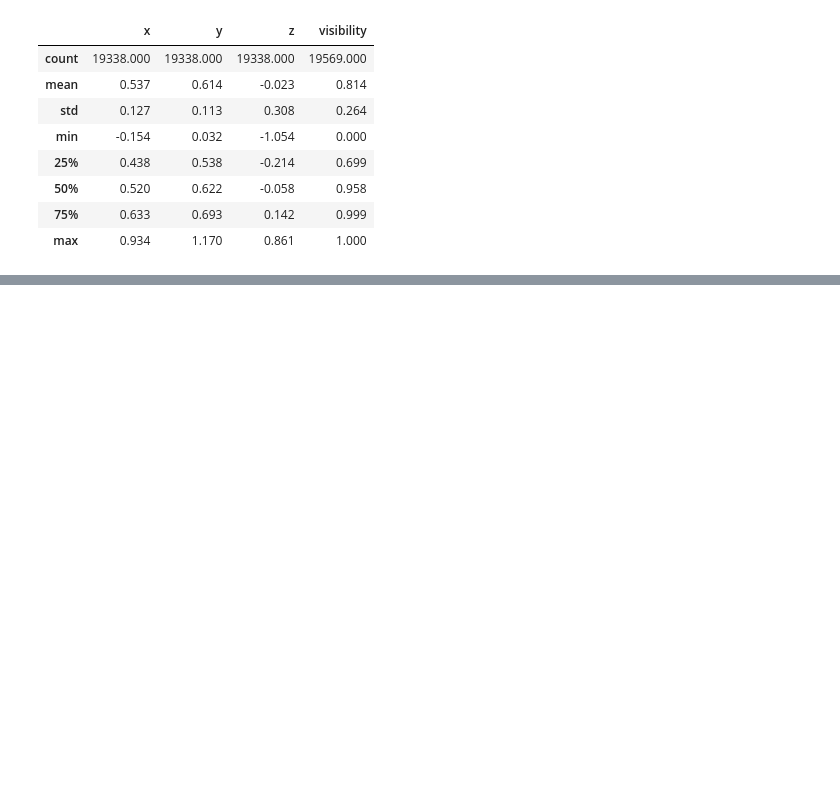
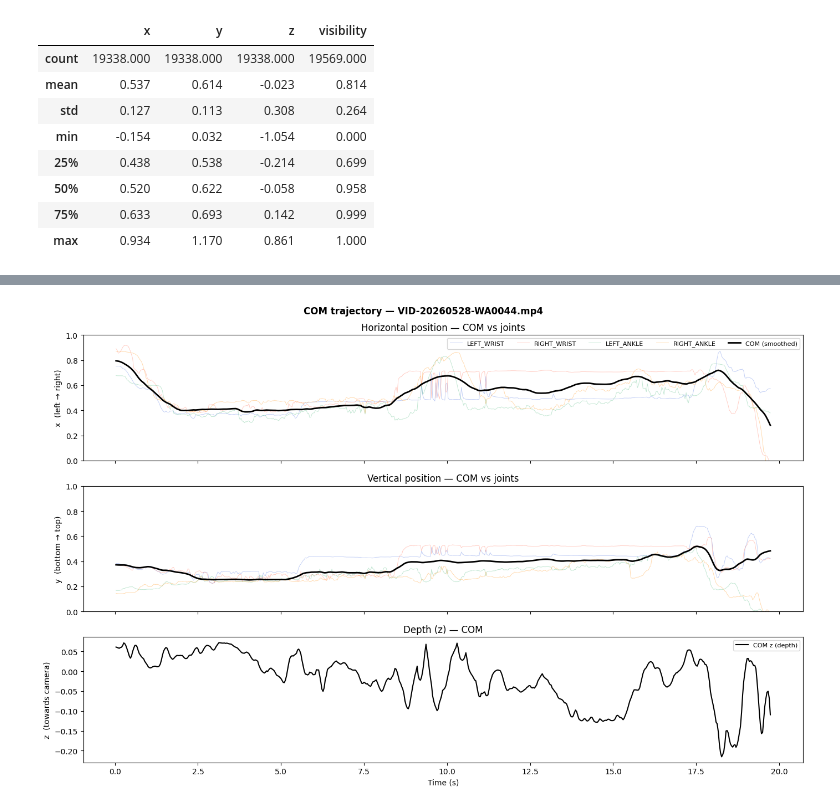
Before and after one commit to GalKepler/kinema, a Jupyter notebook: notebooks/01_pipeline_demo.ipynb, the cells around one changed output, grey strips where cells are left out. Drawn from its saved outputs; the diff is of its cells as text; code cells hidden in the pictures; blank space fills up the shorter version.

```diff
--- a/notebooks/01_pipeline_demo.ipynb
+++ b/notebooks/01_pipeline_demo.ipynb
@@ -385,0 +430,7 @@ Numeric summary:
+# %%
+%%time
+com_df = compute_com(kp, fps=meta.fps)
+print(f'COM DataFrame shape: {com_df.shape}')
+print(com_df.dtypes.to_string())
+print()
+com_df.head(8)
@@ -385,0 +456,40 @@ Numeric summary:
+# %%
+# COM trajectory vs individual joints
+t_com = com_df['timestamp_ms'] / 1000.0
+
+fig, axes = plt.subplots(3, 1, figsize=(14, 9), sharex=True)
+
+# --- x ---
+ax = axes[0]
+for joint, color in zip(TRACKED_JOINTS[:4], COLORS[:4]):
+    jdf = kp_detected[kp_detected['landmark_name'] == joint]
+    ax.plot(jdf['t'], jdf['x'], color=color, linewidth=0.6, alpha=0.35, label=joint)
+ax.plot(t_com, com_df['com_x'], color='black', linewidth=2.0, label='COM (smoothed)', zorder=5)
+ax.set_ylabel('x  (left → right)')
+ax.set_ylim(0, 1)
+ax.legend(ncol=5, fontsize=8, loc='upper right')
+ax.set_title('Horizontal position — COM vs joints')
+
+# --- y (flipped: 0 = bottom of frame) ---
+ax = axes[1]
+for joint, color in zip(TRACKED_JOINTS[:4], COLORS[:4]):
+    jdf = kp_detected[kp_detected['landmark_name'] == joint]
+    ax.plot(jdf['t'], 1 - jdf['y'], color=color, linewidth=0.6, alpha=0.35)
+ax.plot(t_com, 1 - com_df['com_y'], color='black', linewidth=2.0, zorder=5)
+ax.set_ylabel('y  (bottom → top)')
+ax.set_ylim(0, 1)
+ax.set_title('Vertical position — COM vs joints')
+
+# --- z (depth, relative) ---
+ax = axes[2]
+ax.plot(t_com, com_df['com_z'], color='black', linewidth=1.5, label='COM z (depth)')
+ax.set_ylabel('z  (towards camera)')
+ax.set_xlabel('Time (s)')
+ax.set_title('Depth (z) — COM')
+ax.legend(fontsize=8)
+
+plt.suptitle(f'COM trajectory — {VIDEO_PATH.name}', fontweight='bold')
+plt.tight_layout()
+plt.show()
+# %% [output]
+[figure, added]
```
Also changed, not shown: parts of 9 cells of this notebook, 7 other files.
